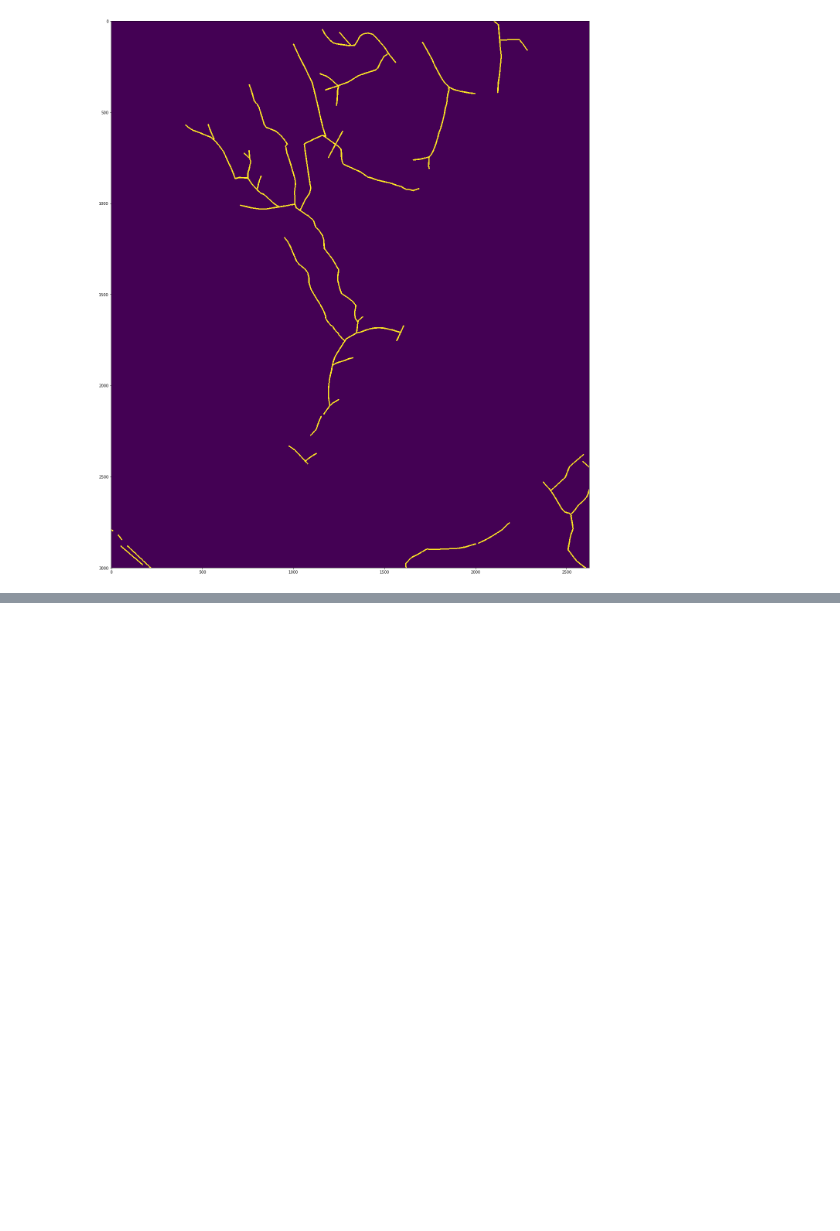
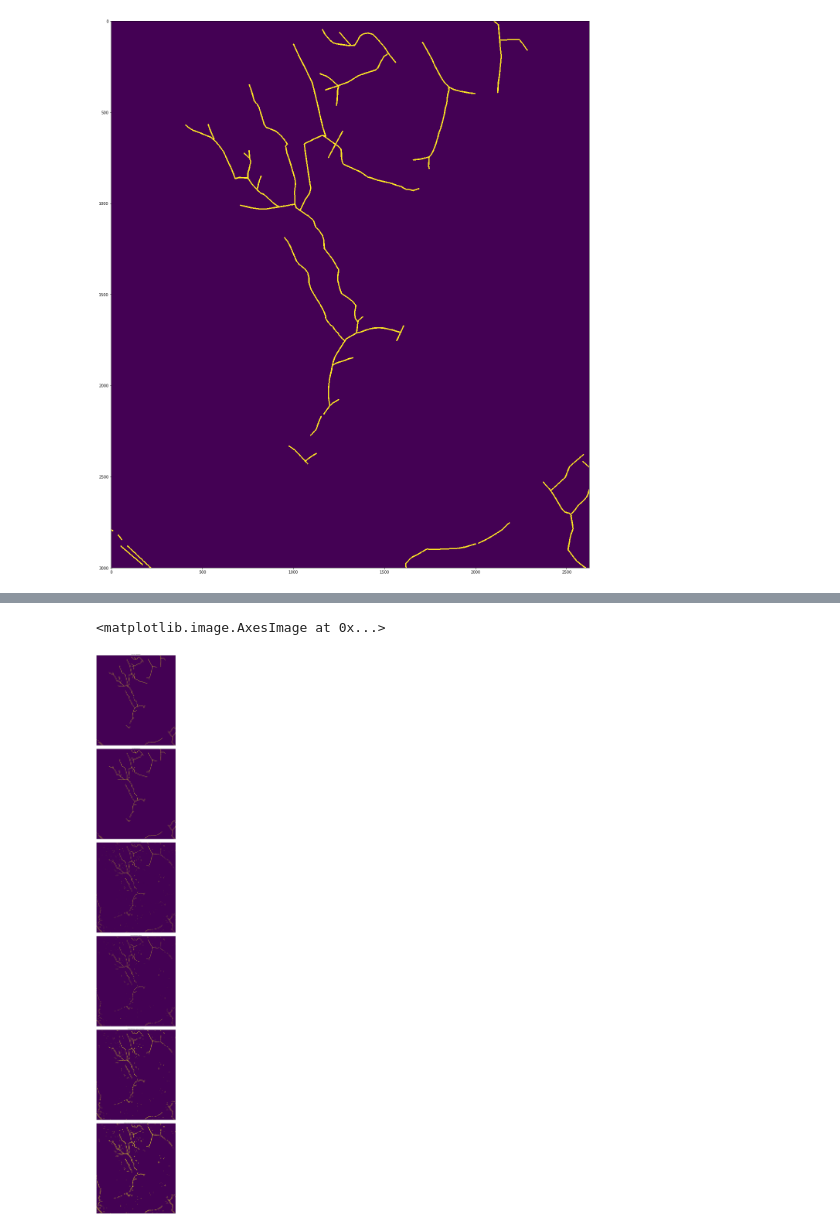
Before and after one commit to jonatan-flyckt/bachelors-thesis-playground, a Jupyter notebook: jonatan_features/random_forest.ipynb, the cells around one changed output, grey strips where cells are left out. Cells and saved outputs as stored; diff of their text form; code cells hidden in the pictures; blank space fills up the shorter version.

```diff
--- a/jonatan_features/random_forest.ipynb
+++ b/jonatan_features/random_forest.ipynb
@@ -549,0 +543,25 @@ true positive rate:
+# %%
+plt.figure(num=None, figsize=(30,180), facecolor='w', edgecolor='k')
+ax = [plt.subplot(6,1,i+1) for i in range(6)]
+for a in ax:
+    a.set_xticklabels([])
+    a.set_yticklabels([])
+    a.tick_params(bottom=False, left=False)
+plt.subplots_adjust(wspace=0,hspace=0.04)
+
+
+ax[0].title.set_text("Ditch raster labels width 3")
+ax[0].imshow(np.load("../feature_extracted/3_zones_features/zone2/Ditches_width3_zone2.npy"))
+ax[1].title.set_text("Ditch labels after zones")
+ax[1].imshow(np.load("../predictions/190314_test/validation_6x6.npy"))
+ax[2].title.set_text("Raw prediction from classifier")
+ax[2].imshow(np.load("../predictions/190314_test/190310_RF_Classifier_zone_1_3_200trees_balancedMask_21000smallZones_92_5percentRandomZones_46features____Prediction_zone2_raw.npy"))
+ax[3].title.set_text("Prediction after binary opening")
+ax[3].imshow(np.load("../predictions/190314_test/step1_binary_opening.npy"))
+ax[4].title.set_text("Prediction after binary opening + binary dilation")
+ax[4].imshow(np.load("../predictions/190314_test/step2_binary_dilation.npy"))
+ax[5].title.set_text("Prediction after binary opening + binary dilation + zones requiring 1/6")
+ax[5].imshow(np.load("../predictions/190314_test/step3_zones_6x6_1of6.npy"))
+# %% [output]
+<matplotlib.image.AxesImage at 0x...>
+[figure, added]
```
Also changed, not shown: parts of 19 cells of this notebook.
